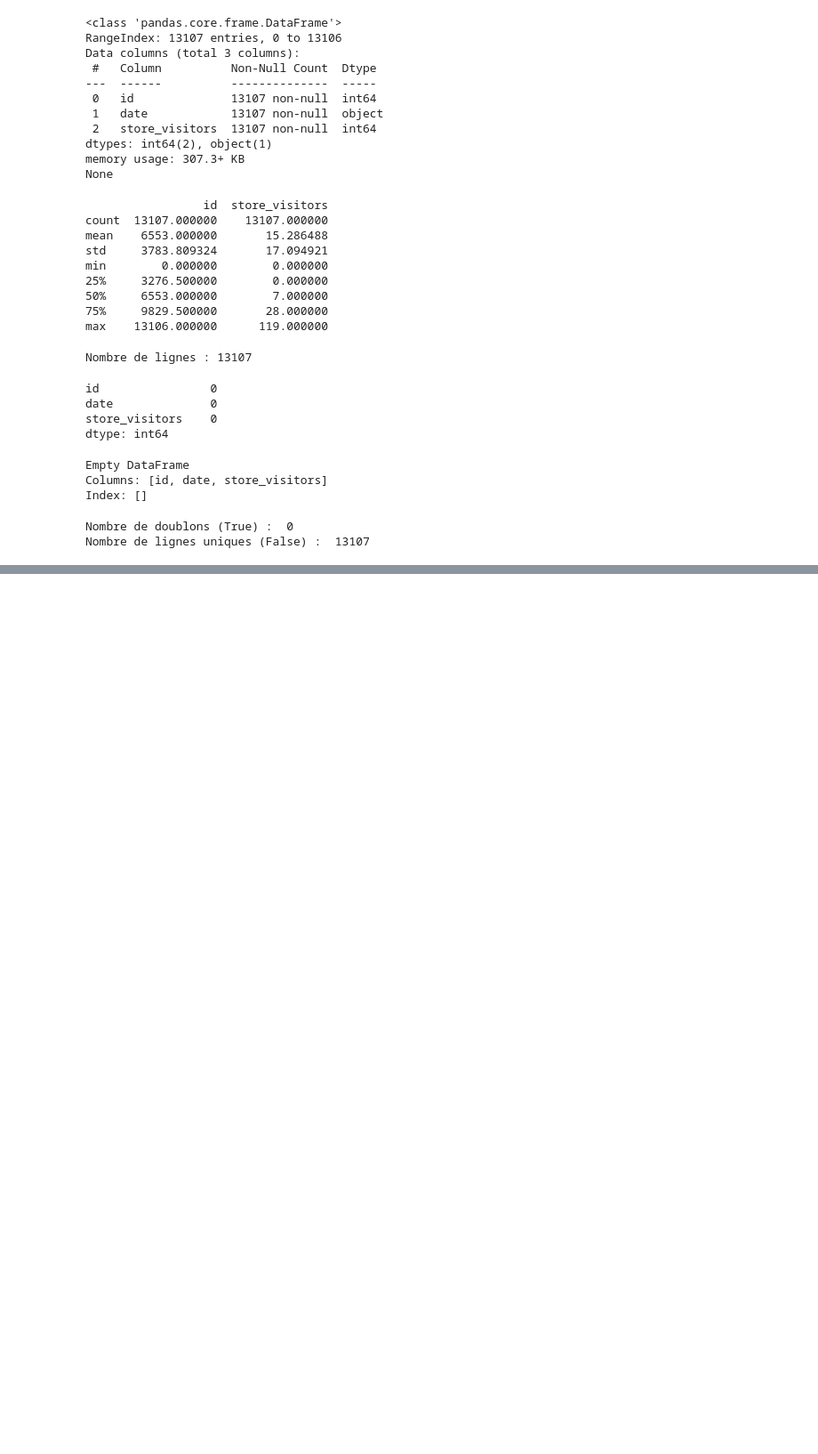
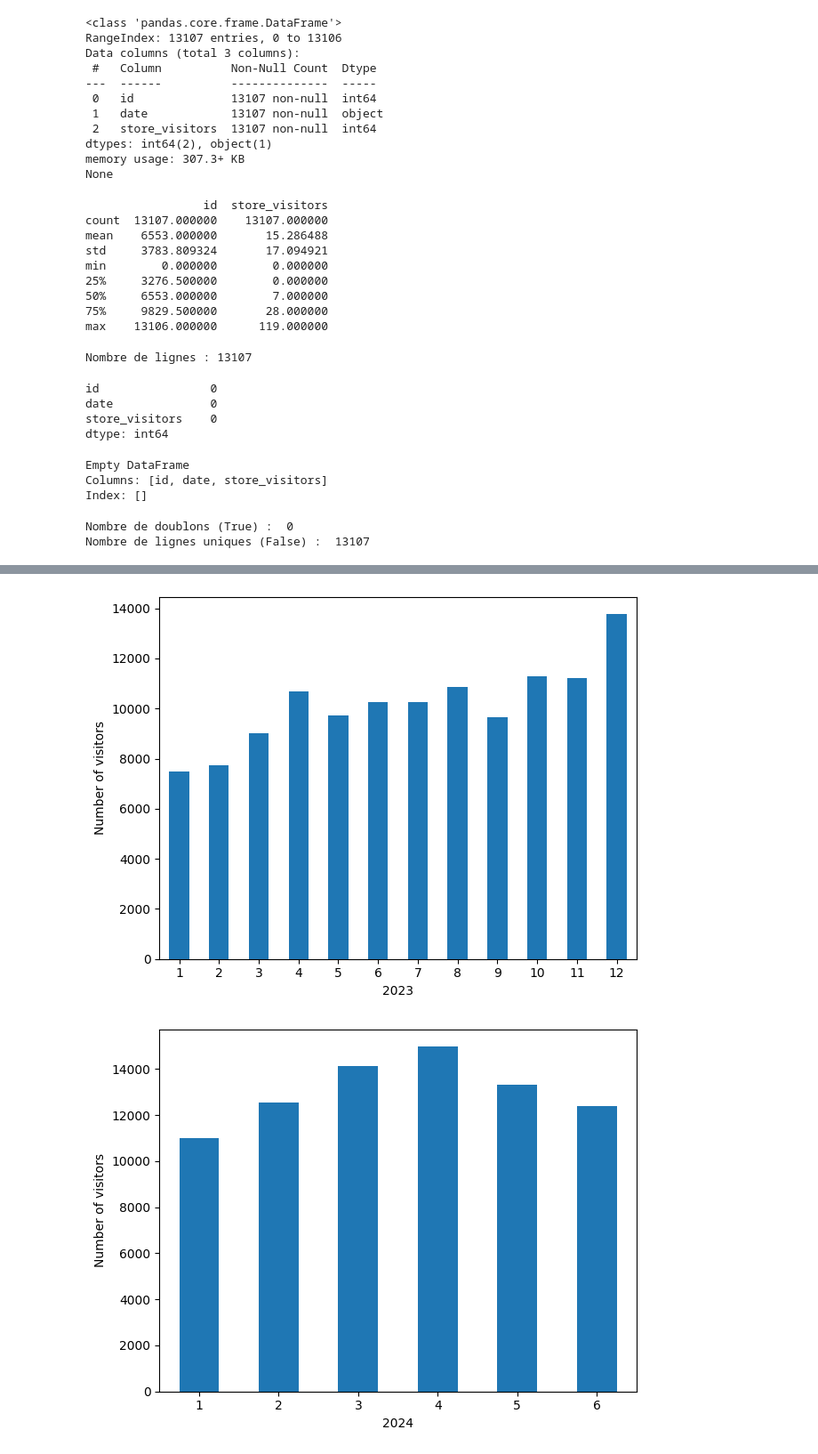
Before and after one commit to HamoumaAmine/Prediction-of-Store-Visitors, a Jupyter notebook: main.ipynb, the cells around one changed output, grey strips where cells are left out. Shown: that part at 89% size. Drawn from its saved outputs; the diff is of its cells as text; code cells hidden in the pictures; blank space fills up the shorter version.

```diff
--- a/main.ipynb
+++ b/main.ipynb
@@ -80,0 +92,16 @@ Nombre de lignes uniques (False) :  13107
+# %%
+train_df["month"] = train_df["date"].dt.month
+years = train_df["year"].unique()
+
+for year in years:
+    visitors_by_month = train_df[train_df["year"] == year].groupby("month")["store_visitors"].sum()
+
+    visitors_by_month.plot(kind='bar')
+    plt.xlabel(year)
+    plt.ylabel('Number of visitors')
+    plt.xticks(rotation=0)
+    plt.tight_layout()
+    plt.show()
+# %% [output]
+[figure, added]
+[figure, added]
```
Also changed, not shown: parts of 3 cells of this notebook.
